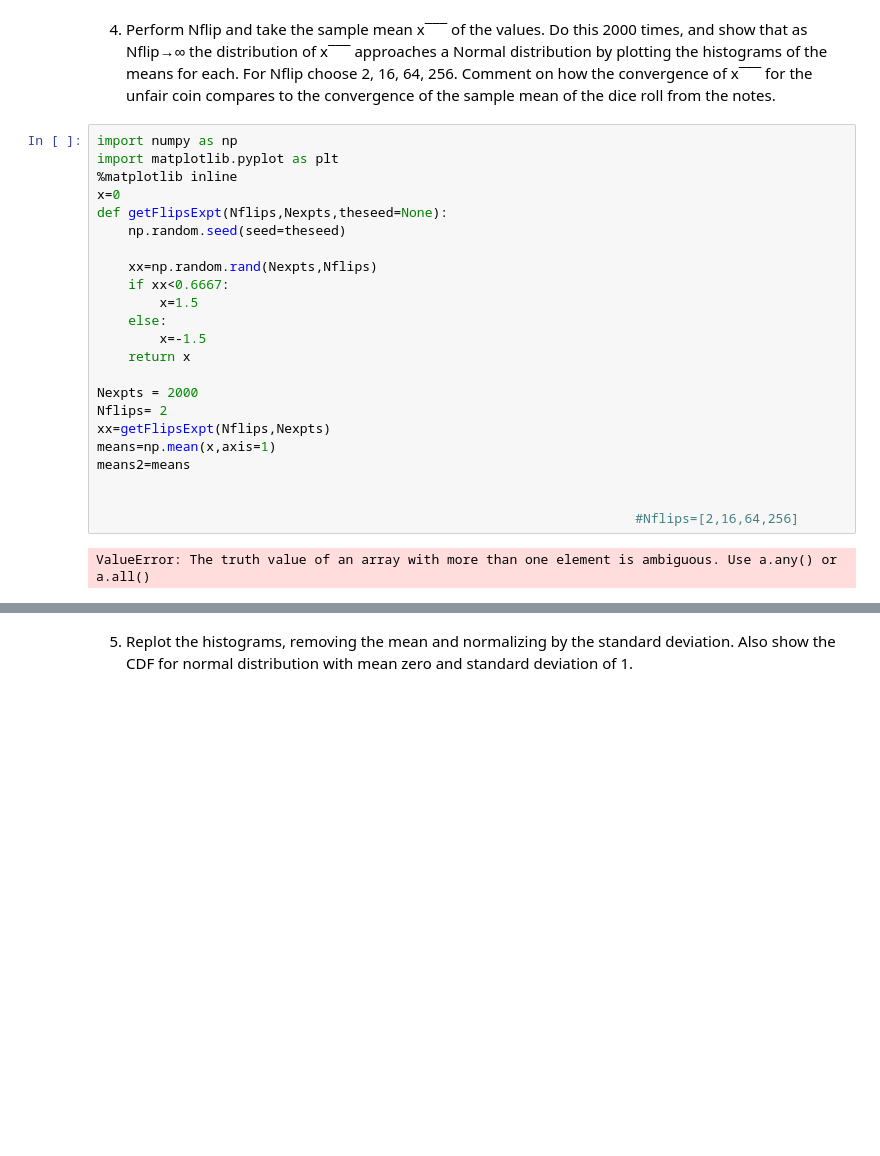
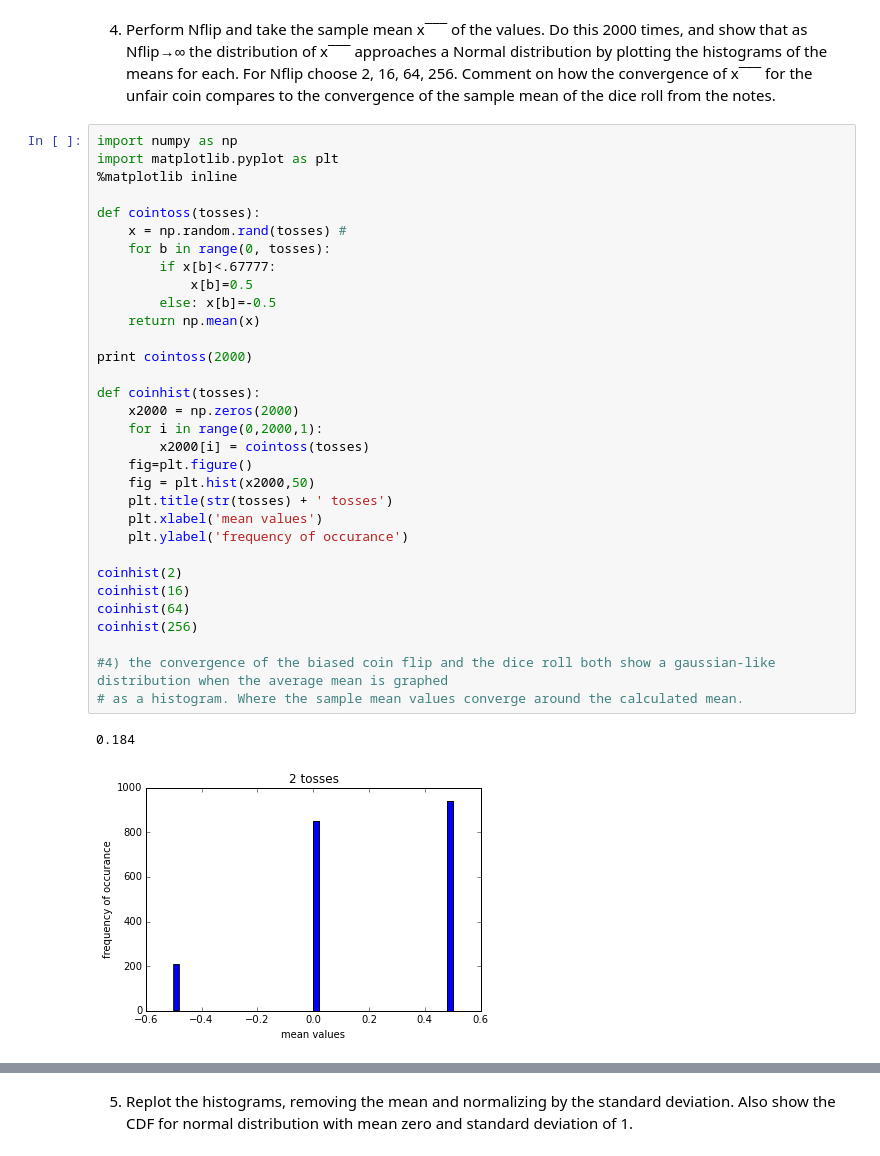
Before and after one commit to scanks/Phys411Assignments, a Jupyter notebook: Assignment #1.ipynb, the cells around one changed output, grey strips where cells are left out. Saved outputs shown, nothing was run; the diff lists cells and outputs as text; blank space fills up the shorter version.

```diff
--- a/Assignment #1.ipynb
+++ b/Assignment #1.ipynb
@@ -184,28 +184,38 @@ H
 # %% [markdown]
 4) Perform Nflip and take the sample mean x¯¯¯ of the values. Do this 2000 times, and show that as Nflip→∞ the distribution of x¯¯¯ approaches a Normal distribution by plotting the histograms of the means for each. For Nflip choose 2, 16, 64, 256.
 Comment on how the convergence of x¯¯¯ for the unfair coin compares to the convergence of the sample mean of the dice roll from the notes.
-# %%
-import numpy as np
-import matplotlib.pyplot as plt
-%matplotlib inline
-x=0
-def getFlipsExpt(Nflips,Nexpts,theseed=None):
-    np.random.seed(seed=theseed)
-
-    xx=np.random.rand(Nexpts,Nflips)
-    if xx<0.6667:
-        x=1.5
-    else:
-        x=-1.5
-    return x
-
-Nexpts = 2000
-Nflips= 2
-xx=getFlipsExpt(Nflips,Nexpts)
-means=np.mean(x,axis=1)
-means2=means
-
-
-                                                                     #Nflips=[2,16,64,256]
-# %% [output]
-ValueError: The truth value of an array with more than one element is ambiguous. Use a.any() or a.all()
+# %%
+import numpy as np
+import matplotlib.pyplot as plt
+%matplotlib inline
+
+def cointoss(tosses):
+    x = np.random.rand(tosses) #
+    for b in range(0, tosses):
+        if x[b]<.67777:
+            x[b]=0.5
+        else: x[b]=-0.5
+    return np.mean(x)
+
+print cointoss(2000)
+
+def coinhist(tosses):
+    x2000 = np.zeros(2000)
+    for i in range(0,2000,1):
+        x2000[i] = cointoss(tosses)
+    fig=plt.figure()
+    fig = plt.hist(x2000,50)
+    plt.title(str(tosses) + ' tosses')
+    plt.xlabel('mean values')
+    plt.ylabel('frequency of occurance')
+
+coinhist(2)
+coinhist(16)
+coinhist(64)
+coinhist(256)
+
+#4) the convergence of the biased coin flip and the dice roll both show a gaussian-like distribution when the average mean is graphed
+# as a histogram. Where the sample mean values converge around the calculated mean.
+# %% [output]
+0.184
+[figure, added]
```
Also changed, not shown: parts of 5 cells of this notebook.
